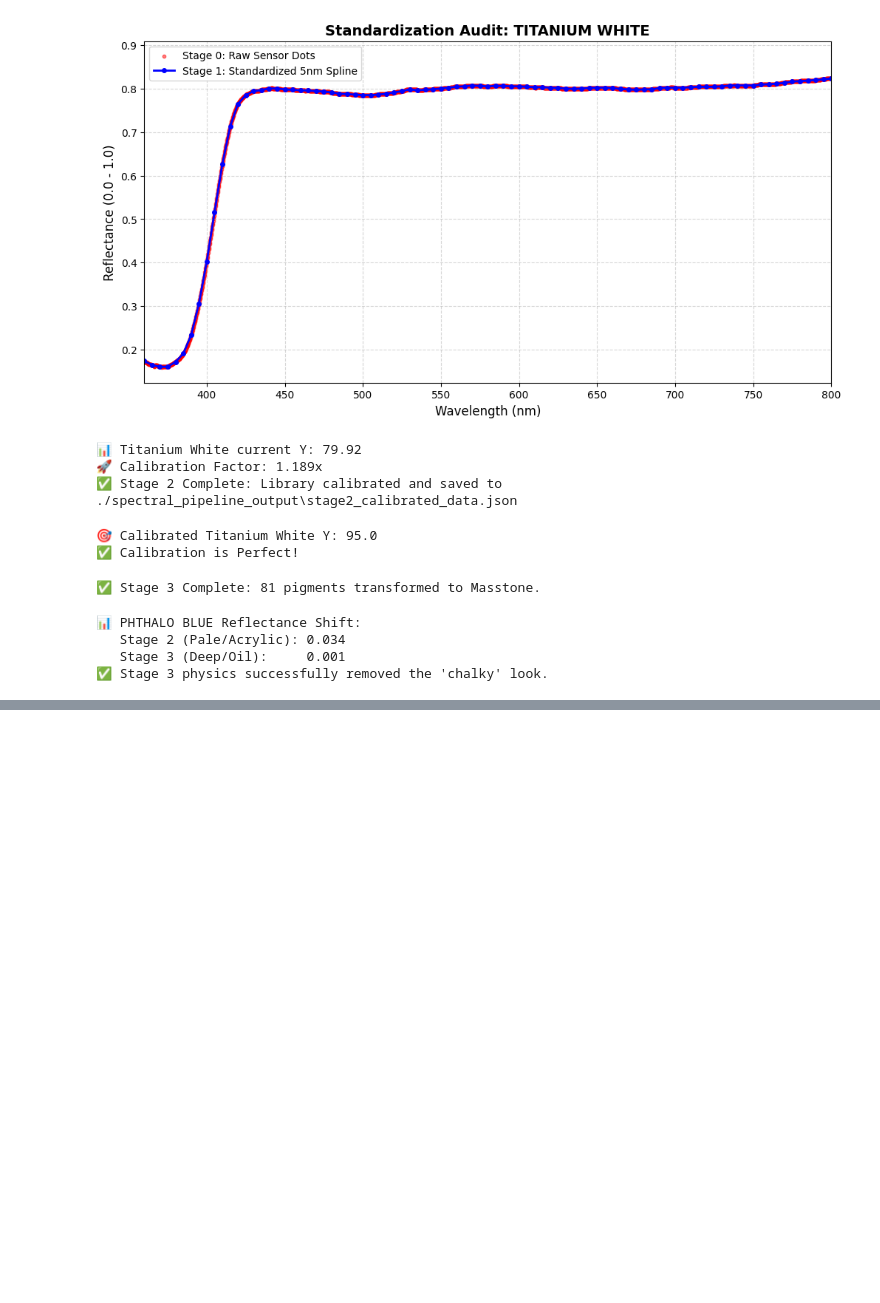
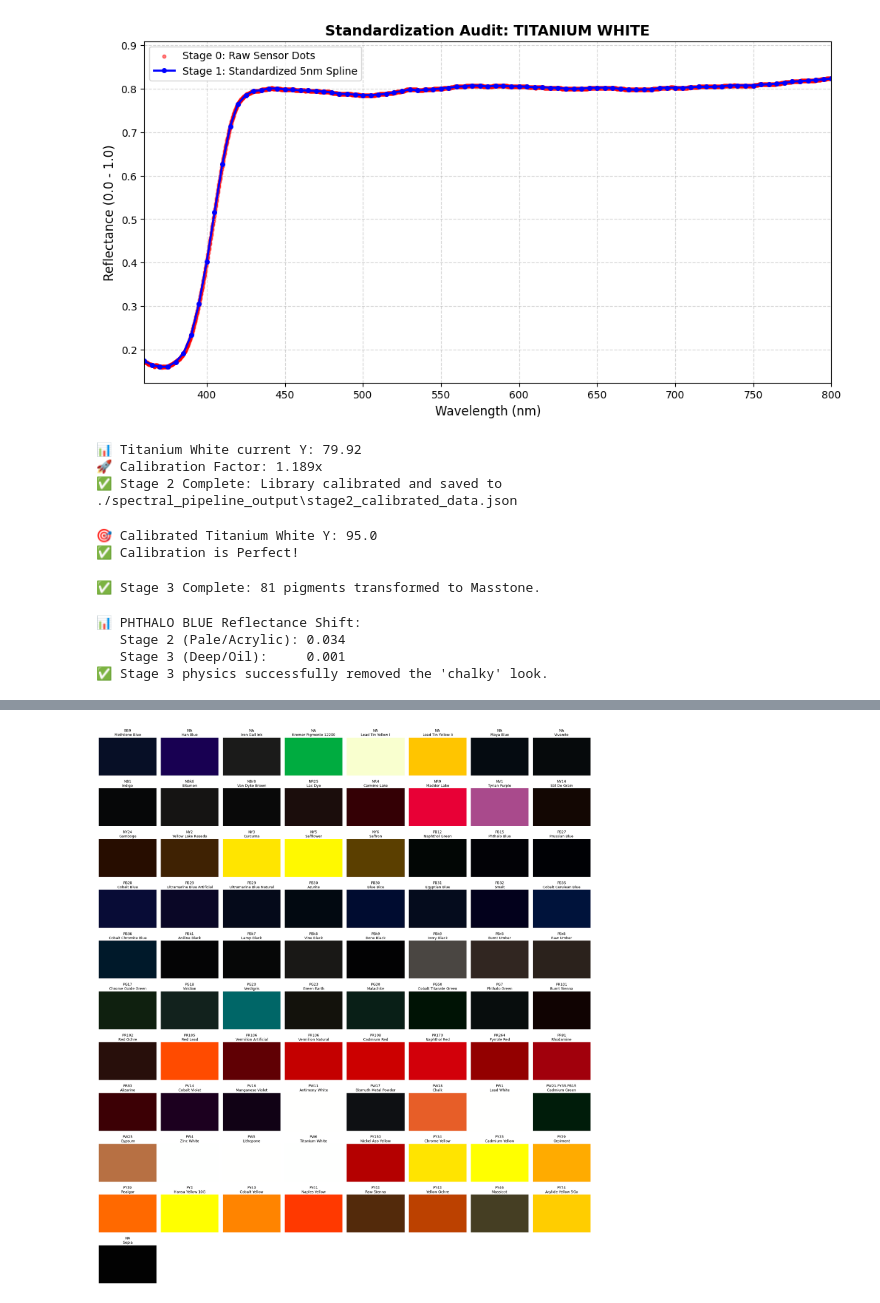
Before and after one commit to oren12321/ReflectanceCurvesDataset, a Jupyter notebook: spectral_pipeline_PoC.ipynb, the cells around one changed output, grey strips where cells are left out. Saved outputs shown, nothing was run; the diff lists cells and outputs as text; code cells hidden in the pictures; blank space fills up the shorter version.

Commit message:
Add stage 4

```diff
--- a/spectral_pipeline_PoC.ipynb
+++ b/spectral_pipeline_PoC.ipynb
@@ -407,0 +470,35 @@ test_stage3_physics(stage2_data, stage3_data)
+# %%
+def visualize_final_palette(data_list, cols=8):
+    """
+    VISUALIZATION: Creates the final artist palette grid.
+    SAFE-SORT: Uses .get() to handle missing keys.
+    """
+    # Sort by transparency if available, otherwise by name
+    sorted_p = sorted(data_list, key=lambda x: x.get('transparency', 0), reverse=True)
+
+    n_paints = len(sorted_p)
+    rows = int(np.ceil(n_paints / cols))
+
+    fig, axes = plt.subplots(rows, cols, figsize=(cols*2.2, rows*1.8))
+    axes = axes.flatten()
+
+    for i, p in enumerate(sorted_p):
+        rgb_color = np.array(p['rgb']) / 255.0
+        axes[i].add_patch(plt.Rectangle((0, 0), 1, 1, color=rgb_color))
+
+        # Display index and name (e.g. PG50 Cobalt Teal)
+        title_text = f"{p['index']}\n{p['name'].title()}"
+        axes[i].set_title(title_text, fontsize=9, pad=4)
+        axes[i].axis('off')
+
+    # Cleanup empty slots
+    for j in range(i + 1, len(axes)):
+        axes[j].axis('off')
+
+    plt.tight_layout()
+    plt.show()
+
+# --- RUN ---
+visualize_final_palette(stage4_data)
+# %% [output]
+[figure, added]
```
Also changed, not shown: parts of 1 cell of this notebook, 2 other files.
